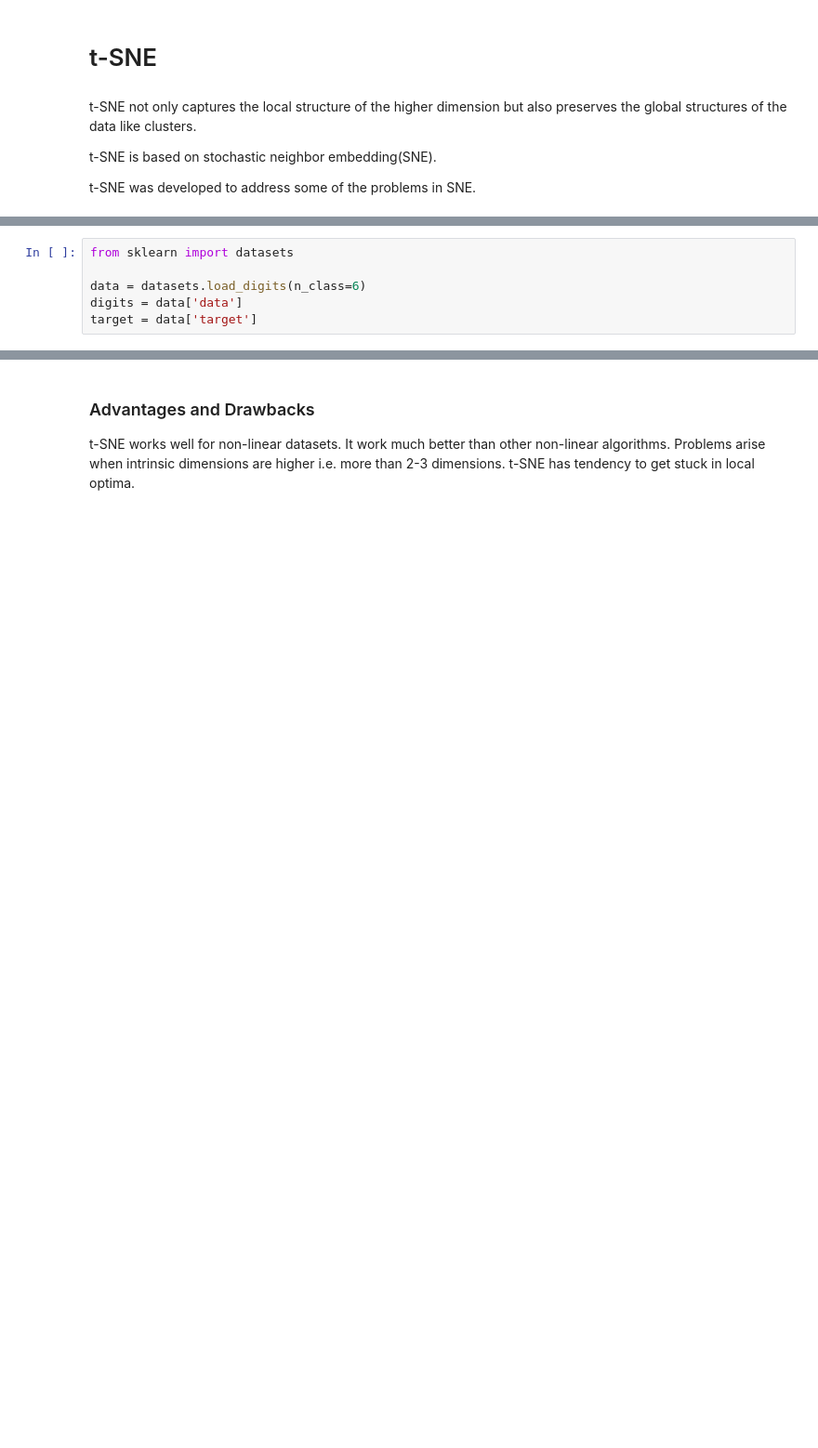
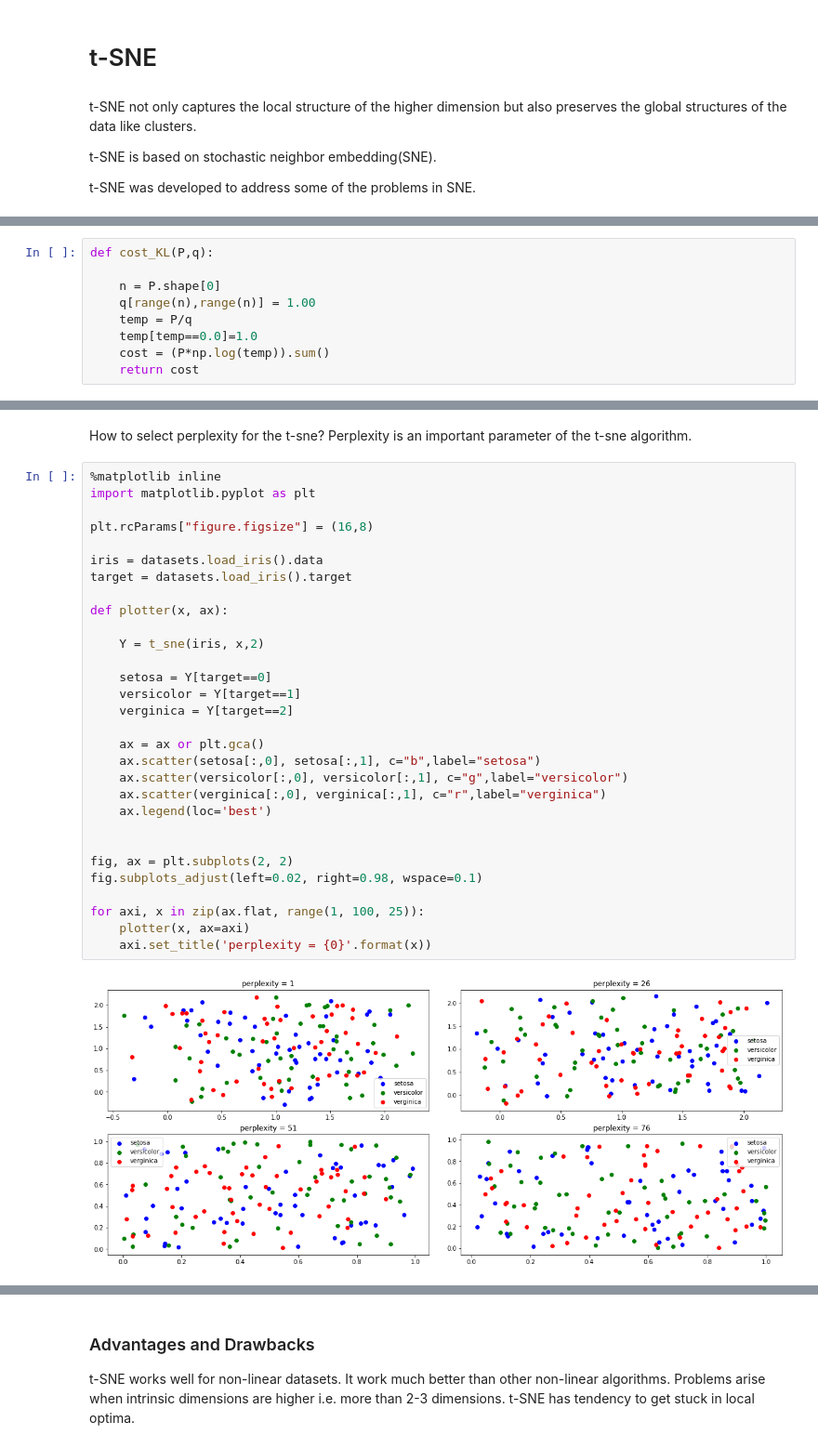
Before and after one commit to karenyyy/data_science, a Jupyter notebook: py_datasci/notebooks/tsne.ipynb, the cells around one changed output, grey strips where cells are left out. Shown: that part at 93% size. Cells and saved outputs as stored; diff of their text form; blank space fills up the shorter version.

```diff
--- a/py_datasci/notebooks/tsne.ipynb
+++ b/py_datasci/notebooks/tsne.ipynb
@@ -100,6 +9,0 @@ $\hspace{7em} P_{ij} = \frac{P_{ij}+P_{ji}}{2n}$
-# %%
-from sklearn import datasets
-
-data = datasets.load_digits(n_class=6)
-digits = data['data']
-target = data['target']
@@ -308,0 +316,9 @@ If you change value of perplexity from the slider you will see that, it's culste
+# %%
+def cost_KL(P,q):
+
+    n = P.shape[0]
+    q[range(n),range(n)] = 1.00
+    temp = P/q
+    temp[temp==0.0]=1.0
+    cost = (P*np.log(temp)).sum()
+    return cost
@@ -308,0 +376,35 @@ If you change value of perplexity from the slider you will see that, it's culste
+# %% [markdown]
+How to select perplexity for the t-sne?
+Perplexity is an important parameter of the t-sne algorithm.
+# %%
+%matplotlib inline
+import matplotlib.pyplot as plt
+
+plt.rcParams["figure.figsize"] = (16,8)
+
+iris = datasets.load_iris().data
+target = datasets.load_iris().target
+
+def plotter(x, ax):
+
+    Y = t_sne(iris, x,2)
+
+    setosa = Y[target==0]
+    versicolor = Y[target==1]
+    verginica = Y[target==2]
+
+    ax = ax or plt.gca()
+    ax.scatter(setosa[:,0], setosa[:,1], c="b",label="setosa")
+    ax.scatter(versicolor[:,0], versicolor[:,1], c="g",label="versicolor")
+    ax.scatter(verginica[:,0], verginica[:,1], c="r",label="verginica")
+    ax.legend(loc='best')
+
+
+fig, ax = plt.subplots(2, 2)
+fig.subplots_adjust(left=0.02, right=0.98, wspace=0.1)
+
+for axi, x in zip(ax.flat, range(1, 100, 25)):
+    plotter(x, ax=axi)
+    axi.set_title('perplexity = {0}'.format(x))
+# %% [output]
+[figure, added]
```
Also changed, not shown: parts of 33 cells of this notebook, 6 other files.
